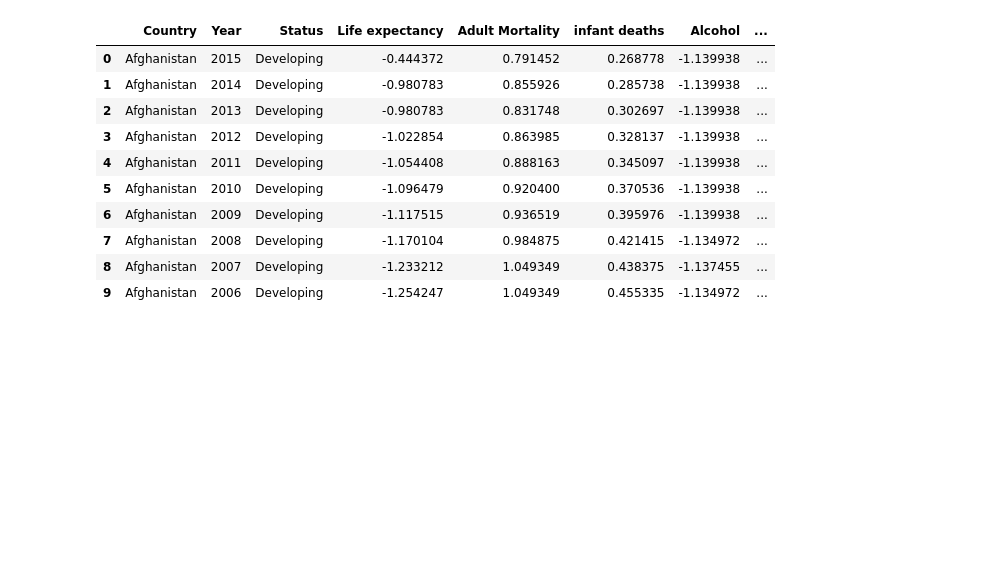
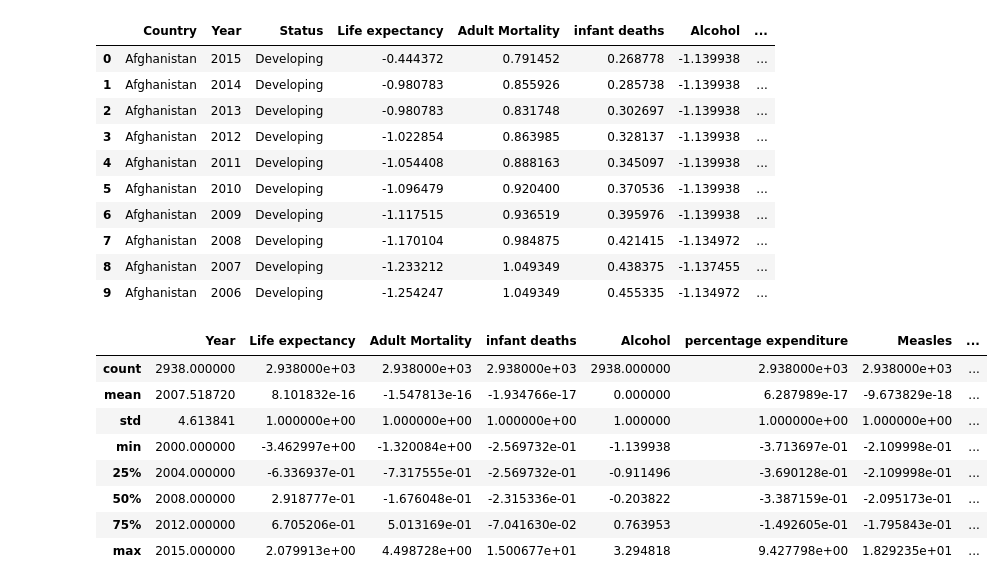
Before and after one commit to Apros7/DTU_MachineLearning, a Jupyter notebook: Project1/DataExploration.ipynb, the cells around one changed output. Cells and saved outputs as stored; diff of their text form; code cells hidden in the pictures; blank space fills up the shorter version.

```diff
--- a/Project1/DataExploration.ipynb
+++ b/Project1/DataExploration.ipynb
@@ -142,3 +142,15 @@ df_without_nans.head(10)
 | 9 | Afghanistan | 2006 | Developing | -1.254247 | 1.049349 | 0.455335 | -1.134972 | ... |
 # %%
 df_without_nans.to_csv("StandardizedDataFrameWithNansFilled.csv")
+# %%
+df_without_nans.describe()
+# %% [output]
+|  | Year | Life expectancy | Adult Mortality | infant deaths | Alcohol | percentage expenditure | Measles | ... |
+| count | 2938.000000 | 2.938000e+03 | 2.938000e+03 | 2.938000e+03 | 2938.000000 | 2.938000e+03 | 2.938000e+03 | ... |
+| mean | 2007.518720 | 8.101832e-16 | -1.547813e-16 | -1.934766e-17 | 0.000000 | 6.287989e-17 | -9.673829e-18 | ... |
+| std | 4.613841 | 1.000000e+00 | 1.000000e+00 | 1.000000e+00 | 1.000000 | 1.000000e+00 | 1.000000e+00 | ... |
+| min | 2000.000000 | -3.462997e+00 | -1.320084e+00 | -2.569732e-01 | -1.139938 | -3.713697e-01 | -2.109998e-01 | ... |
+| 25% | 2004.000000 | -6.336937e-01 | -7.317555e-01 | -2.569732e-01 | -0.911496 | -3.690128e-01 | -2.109998e-01 | ... |
+| 50% | 2008.000000 | 2.918777e-01 | -1.676048e-01 | -2.315336e-01 | -0.203822 | -3.387159e-01 | -2.095173e-01 | ... |
+| 75% | 2012.000000 | 6.705206e-01 | 5.013169e-01 | -7.041630e-02 | 0.763953 | -1.492605e-01 | -1.795843e-01 | ... |
+| max | 2015.000000 | 2.079913e+00 | 4.498728e+00 | 1.500677e+01 | 3.294818 | 9.427798e+00 | 1.829235e+01 | ... |
```
Also changed, not shown: 4 other files.
